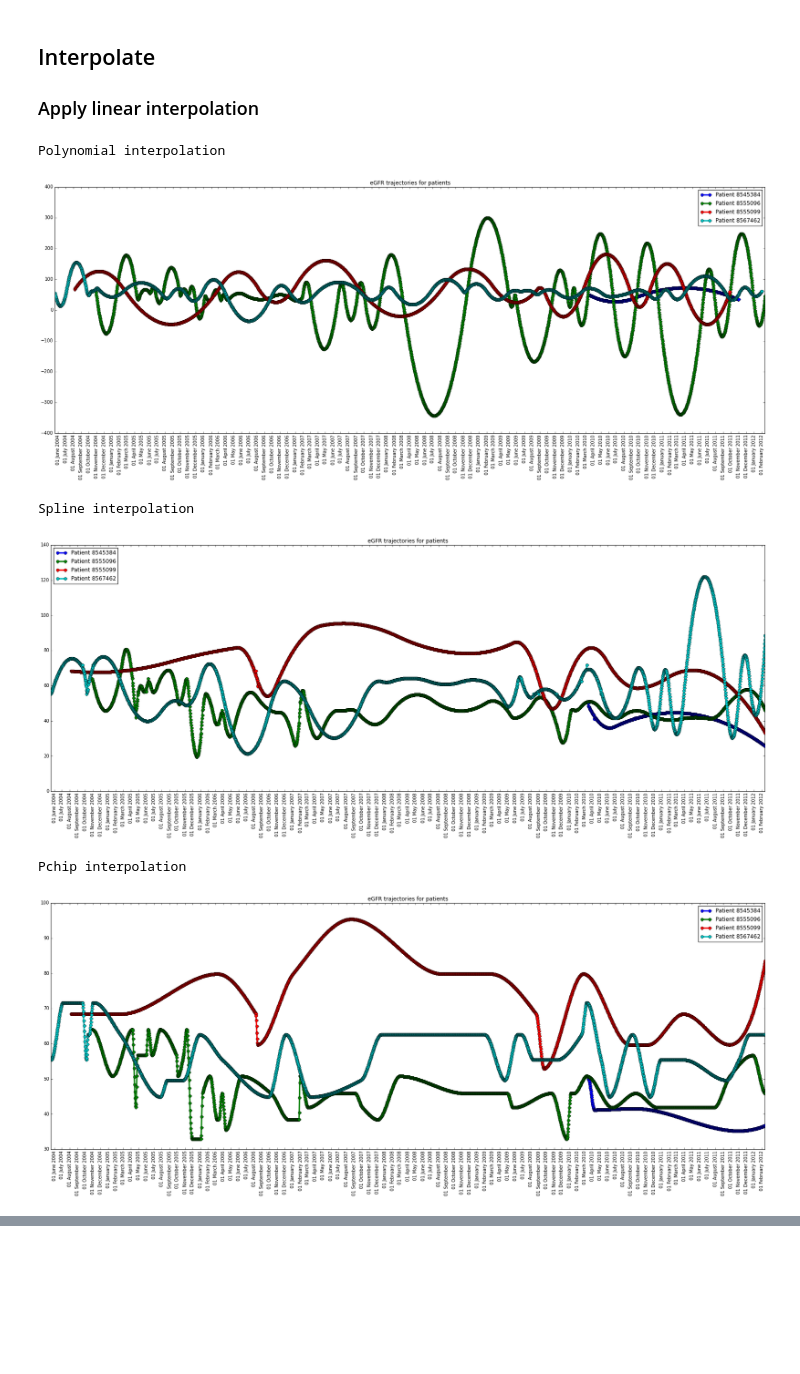
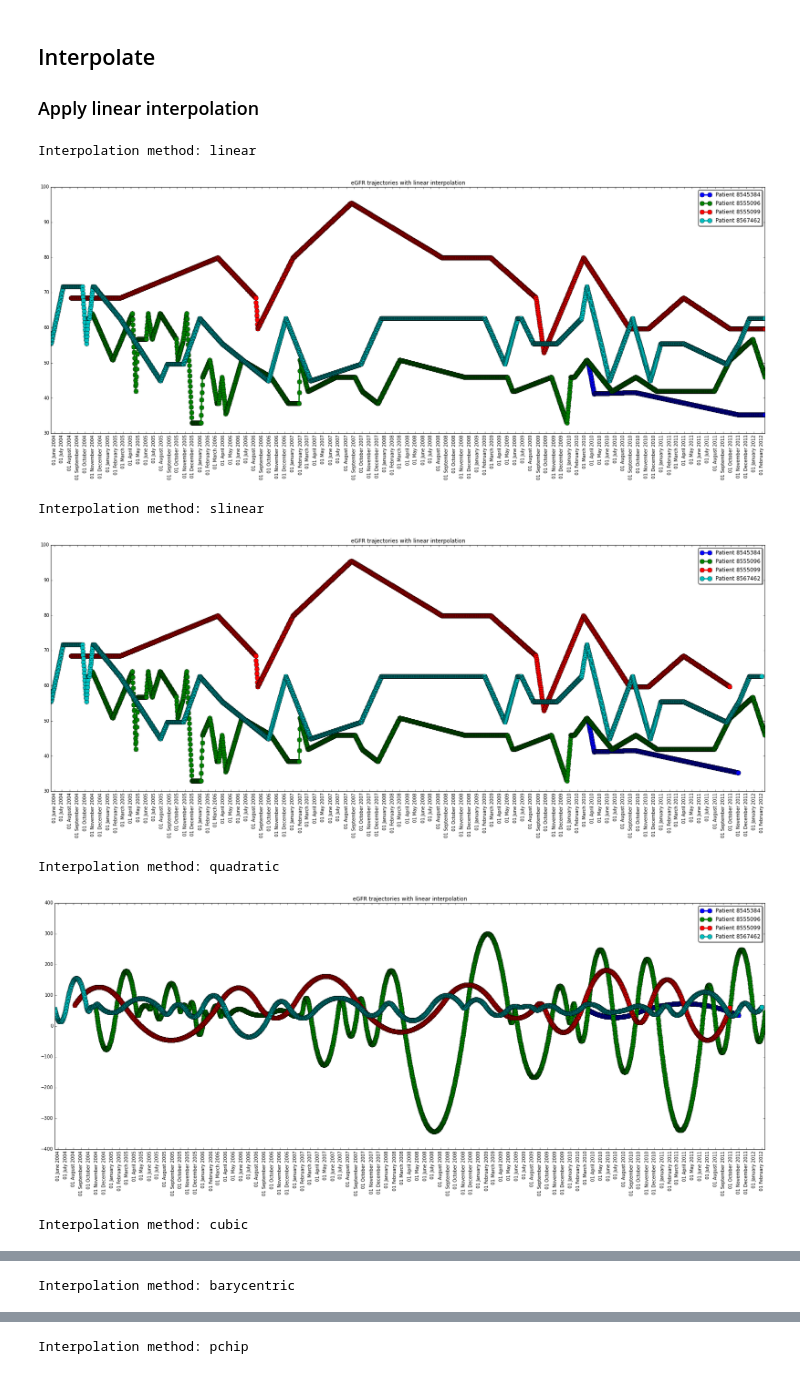
Before and after one commit to ankit-kapur/interpolating-missing-time-series-data, a Jupyter notebook: pandas_timeseries_experiment2.ipynb, the cells around one changed output, grey strips where cells are left out. Cells and saved outputs as stored; diff of their text form; code cells hidden in the pictures; blank space fills up the shorter version.

Commit message:
Added more interpolation methods.

```diff
--- a/pandas_timeseries_experiment2.ipynb
+++ b/pandas_timeseries_experiment2.ipynb
@@ -296,7 +296,7 @@ Variance: 2357.0
 # %% [markdown]
 ## Plot eGFR trajectories
 # %%
-def plot_trajectories(egfr_frame):
+def plot_trajectories(egfr_frame, title='eGFR trajectories for patients'):
 
     figure = pyplot.figure()
     figure.set_size_inches(22.5, 9.5)
@@ -312,7 +312,7 @@ def plot_trajectories(egfr_frame):
         timestamps = egfr_frame[patient].dropna().index.values
         egfr_for_this_patient = egfr_frame[patient].dropna().values
 
-        pyplot.plot(timestamps, egfr_for_this_patient, '-o', linewidth=3, markersize=7, label='Patient '+str(patient))
+        pyplot.plot(timestamps, egfr_for_this_patient, '-o', linewidth=3, markersize=10, label='Patient '+str(patient))
 
         # Set date-format for the x-axis
         plt.gca().xaxis.set_major_formatter(mdates.DateFormatter('%d %B %Y'))
@@ -320,9 +320,9 @@ def plot_trajectories(egfr_frame):
         # plt.gcf().autofmt_xdate()
         plt.xticks(rotation=90)
 
-        plt.legend(loc='best')
+        plt.legend(loc='best', fancybox=True, shadow=True)
         pyplot.grid()
-        pyplot.title('eGFR trajectories for patients')
+        pyplot.title(title)
         pyplot.tight_layout()
 
     pyplot.show()
@@ -337,23 +338,23 @@ plot_trajectories(egfr_frame)
 ### Apply linear interpolation
-# %%
-# ‘linear’, ‘time’, ‘index’, ‘values’, ‘nearest’, ‘zero’,
-# ‘slinear’, ‘quadratic’, ‘cubic’, ‘barycentric’, ‘krogh’, ‘polynomial’, ‘spline’ ‘piecewise_polynomial’, ‘pchip’
-
-print 'Polynomial interpolation'
-egfr_frame_spline = egfr_frame.interpolate(method='polynomial', order=2)
-plot_trajectories(egfr_frame_spline)
-
-print 'Spline interpolation'
-egfr_frame_spline = egfr_frame.interpolate(method='spline', order=2)
-plot_trajectories(egfr_frame_spline)
-
-print 'Pchip interpolation'
-egfr_frame_spline = egfr_frame.interpolate(method='pchip')
-plot_trajectories(egfr_frame_spline)
-# %% [output]
-Polynomial interpolation
-[figure, removed]
-Spline interpolation
-[figure, removed]
-Pchip interpolation
-[figure, removed]
+# %%
+# List of interpolation methods
+method_list = ['linear', 'slinear', 'quadratic', 'cubic', 'barycentric', 'pchip', 'nearest', 'krogh']
+second_method_list = ['spline', 'polynomial']   # These methods require an order to be specified
+
+for current_method in method_list:
+    print 'Interpolation method:', current_method
+    plot_trajectories(egfr_frame.interpolate(method=current_method), title='eGFR trajectories with '+method+' interpolation')
+
+# limit_direction='both', limit=20000
+
+for current_method in second_method_list:
+    print 'Interpolation method:', current_method
+    plot_trajectories(egfr_frame.interpolate(method=current_method, order=2), title='eGFR trajectories with '+method+' interpolation')
+# %% [output]
+Interpolation method: linear
+[figure, added]
+Interpolation method: slinear
+[figure, added]
+Interpolation method: quadratic
+[figure, added]
+Interpolation method: cubic
@@ -359,0 +362 @@ Pchip interpolation
+Interpolation method: barycentric
@@ -359,0 +364 @@ Pchip interpolation
+Interpolation method: pchip
```
Also changed, not shown: parts of 2 cells of this notebook, 1 other file.
